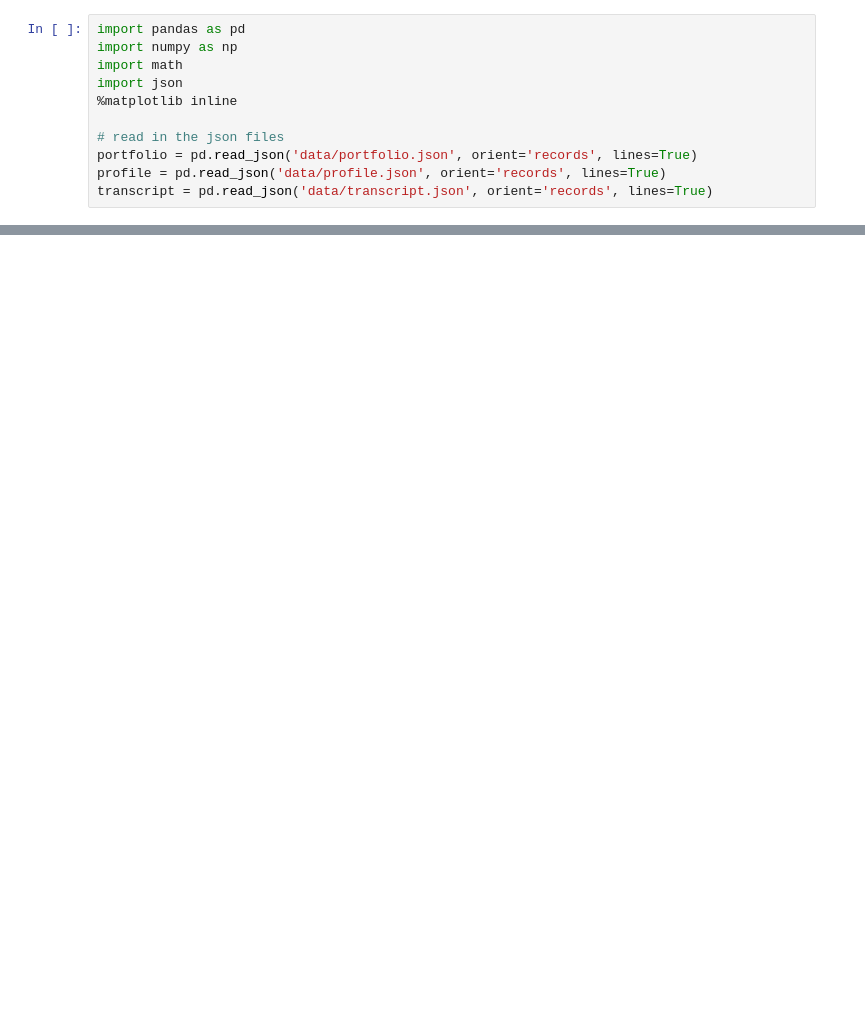
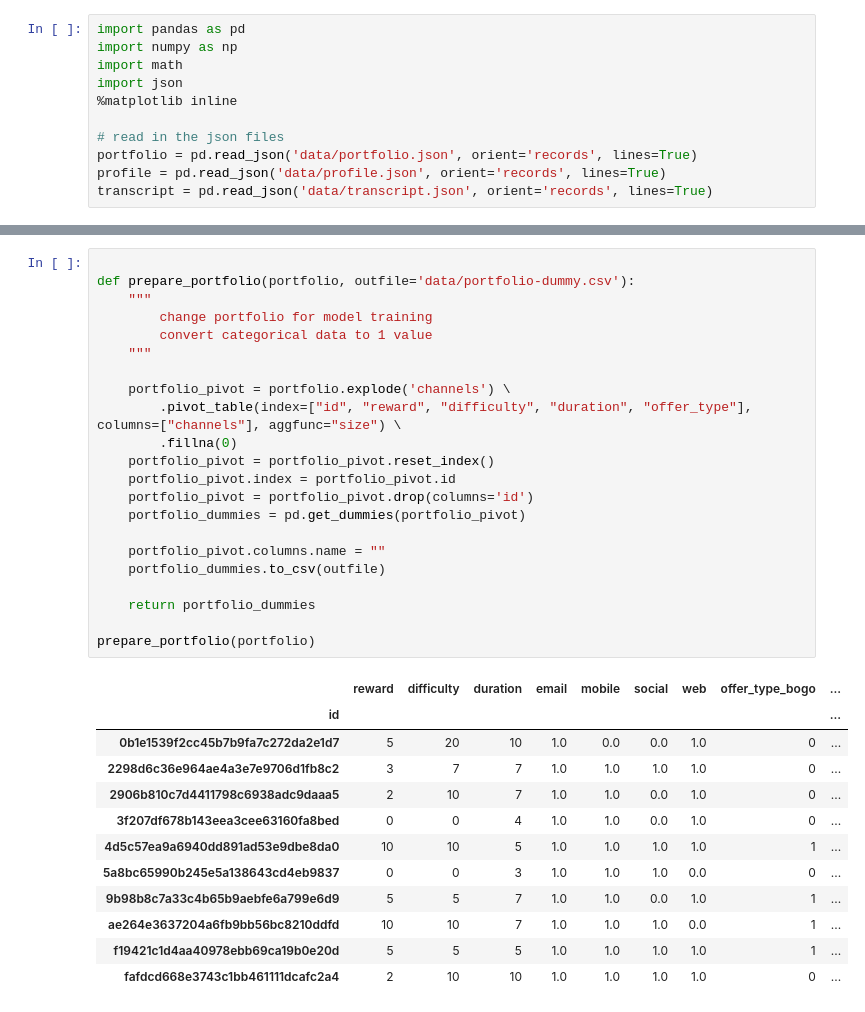
Before and after one commit to HeegyuKim/starbucks-ml-model, a Jupyter notebook: Data Preparation.ipynb, the cells around one changed output, grey strips where cells are left out. Saved outputs shown, nothing was run; the diff lists cells and outputs as text; blank space fills up the shorter version.

```diff
--- a/Data Preparation.ipynb
+++ b/Data Preparation.ipynb
@@ -439,0 +121,35 @@ portfolio_dummies.to_csv('data/portfolio-dummy.csv')
+# %%
+
+def prepare_portfolio(portfolio, outfile='data/portfolio-dummy.csv'):
+    """
+        change portfolio for model training
+        convert categorical data to 1 value
+    """
+
+    portfolio_pivot = portfolio.explode('channels') \
+        .pivot_table(index=["id", "reward", "difficulty", "duration", "offer_type"], columns=["channels"], aggfunc="size") \
+        .fillna(0)
+    portfolio_pivot = portfolio_pivot.reset_index()
+    portfolio_pivot.index = portfolio_pivot.id
+    portfolio_pivot = portfolio_pivot.drop(columns='id')
+    portfolio_dummies = pd.get_dummies(portfolio_pivot)
+
+    portfolio_pivot.columns.name = ""
+    portfolio_dummies.to_csv(outfile)
+
+    return portfolio_dummies
+
+prepare_portfolio(portfolio)
+# %% [output]
+|  | reward | difficulty | duration | email | mobile | social | web | offer_type_bogo | ... |
+| id |  |  |  |  |  |  |  |  | ... |
+| 0b1e1539f2cc45b7b9fa7c272da2e1d7 | 5 | 20 | 10 | 1.0 | 0.0 | 0.0 | 1.0 | 0 | ... |
+| 2298d6c36e964ae4a3e7e9706d1fb8c2 | 3 | 7 | 7 | 1.0 | 1.0 | 1.0 | 1.0 | 0 | ... |
+| 2906b810c7d4411798c6938adc9daaa5 | 2 | 10 | 7 | 1.0 | 1.0 | 0.0 | 1.0 | 0 | ... |
+| 3f207df678b143eea3cee63160fa8bed | 0 | 0 | 4 | 1.0 | 1.0 | 0.0 | 1.0 | 0 | ... |
+| 4d5c57ea9a6940dd891ad53e9dbe8da0 | 10 | 10 | 5 | 1.0 | 1.0 | 1.0 | 1.0 | 1 | ... |
+| 5a8bc65990b245e5a138643cd4eb9837 | 0 | 0 | 3 | 1.0 | 1.0 | 1.0 | 0.0 | 0 | ... |
+| 9b98b8c7a33c4b65b9aebfe6a799e6d9 | 5 | 5 | 7 | 1.0 | 1.0 | 0.0 | 1.0 | 1 | ... |
+| ae264e3637204a6fb9bb56bc8210ddfd | 10 | 10 | 7 | 1.0 | 1.0 | 1.0 | 0.0 | 1 | ... |
+| f19421c1d4aa40978ebb69ca19b0e20d | 5 | 5 | 5 | 1.0 | 1.0 | 1.0 | 1.0 | 1 | ... |
+| fafdcd668e3743c1bb461111dcafc2a4 | 2 | 10 | 10 | 1.0 | 1.0 | 1.0 | 1.0 | 0 | ... |
```
Also changed, not shown: parts of 34 cells of this notebook, 6 other files.
